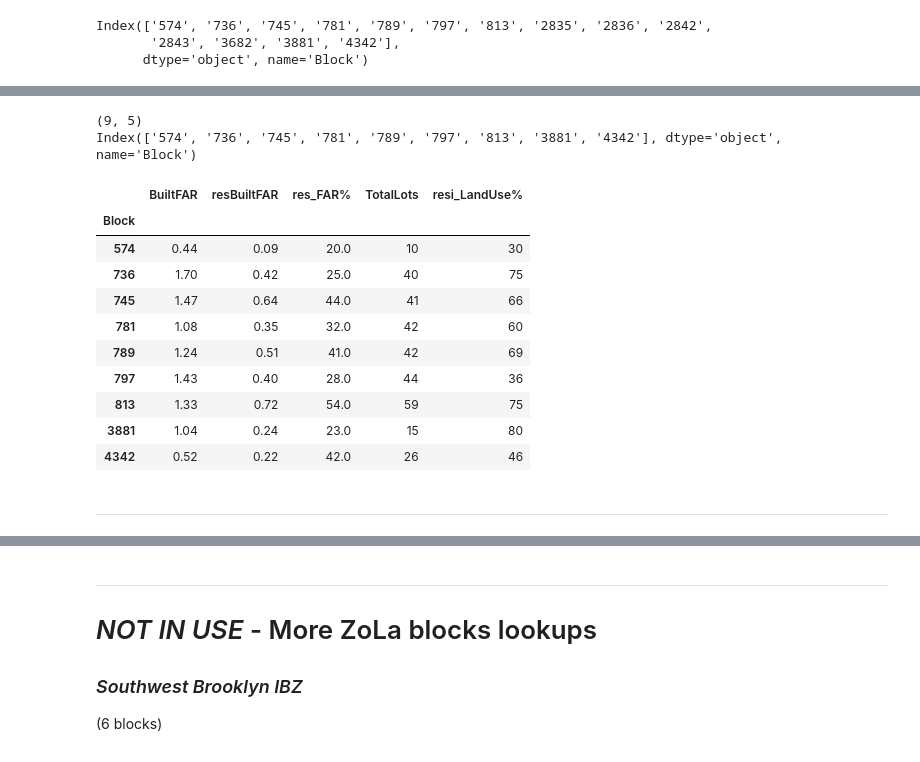
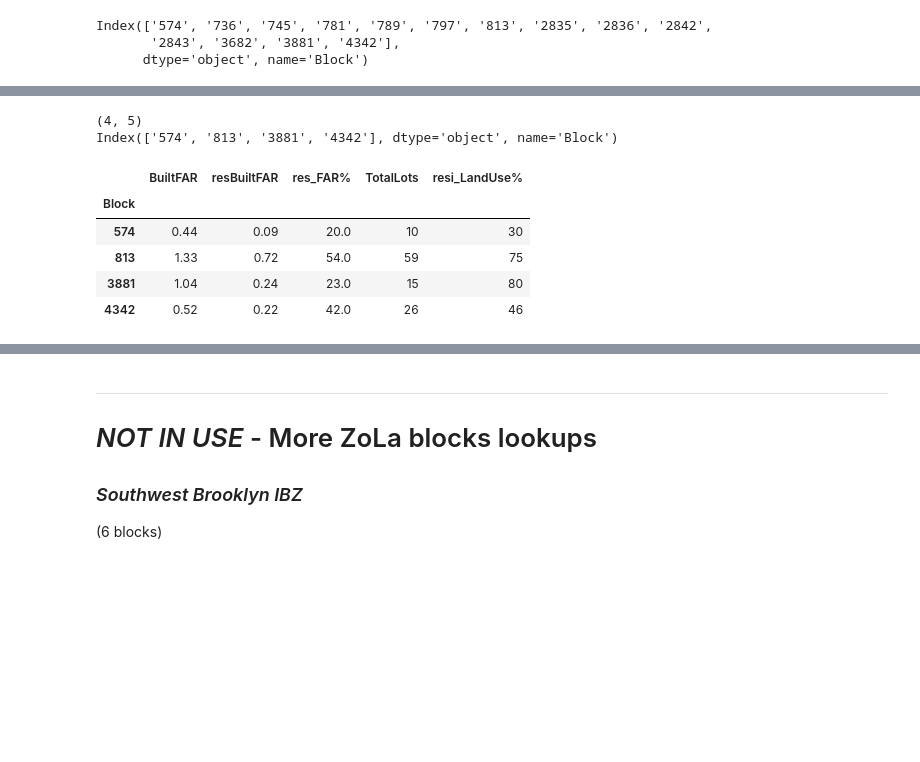
Before and after one commit to drawbrooklyn/IBZ_analysis, a Jupyter notebook: IBZ_analysis.ipynb, the cells around one changed output, grey strips where cells are left out. Saved outputs shown, nothing was run; the diff lists cells and outputs as text; code cells hidden in the pictures; blank space fills up the shorter version.

```diff
--- a/IBZ_analysis.ipynb
+++ b/IBZ_analysis.ipynb
@@ -989,24 +989,18 @@ remove all blocks that do not answer _both_ conditions
 - _**[Block 3881](https://www.realdirect.com/e/real-estate-by-block/3/3881/)**_ is fully within the _**Flatlands/Fairfeild IBZ**_; It is zoned to **M1-1** and adjacent with it's north and sounth faces to the IBZ's boundary and to **R6** and **R5** zones, respectively.
 - _**[Block 4342](https://www.realdirect.com/e/real-estate-by-block/3/4342/)**_ is fully within the _**Flatlands/Fairfeild IBZ**_; It is zoned to **M1-1** and adjacent with it's north face to the IBZ's boundary and to **R6** zone.
 # %%
-resi_FAR_LandUse_20 = resi_FAR_LandUse_20.drop(['2835', '2836', '2842', '2843', '3682'])
+# resi_FAR_LandUse_20 = resi_FAR_LandUse_20.drop(['2835', '2836', '2842', '2843', '3682'])
+resi_FAR_LandUse_20 = resi_FAR_LandUse_20.drop(['736', '745', '781', '789', '797'])
 
 print(resi_FAR_LandUse_20.shape)
 print(resi_FAR_LandUse_20.index)
 resi_FAR_LandUse_20
 # %% [output]
-(9, 5)
-Index(['574', '736', '745', '781', '789', '797', '813', '3881', '4342'], dtype='object', name='Block')
+(4, 5)
+Index(['574', '813', '3881', '4342'], dtype='object', name='Block')
 |  | BuiltFAR | resBuiltFAR | res_FAR% | TotalLots | resi_LandUse% |
 | Block |  |  |  |  |  |
 | 574 | 0.44 | 0.09 | 20.0 | 10 | 30 |
-| 736 | 1.70 | 0.42 | 25.0 | 40 | 75 |
-| 745 | 1.47 | 0.64 | 44.0 | 41 | 66 |
-| 781 | 1.08 | 0.35 | 32.0 | 42 | 60 |
-| 789 | 1.24 | 0.51 | 41.0 | 42 | 69 |
-| 797 | 1.43 | 0.40 | 28.0 | 44 | 36 |
 | 813 | 1.33 | 0.72 | 54.0 | 59 | 75 |
 | 3881 | 1.04 | 0.24 | 23.0 | 15 | 80 |
 | 4342 | 0.52 | 0.22 | 42.0 | 26 | 46 |
-# %% [markdown]
-----
```
Also changed, not shown: parts of 4 cells of this notebook.
